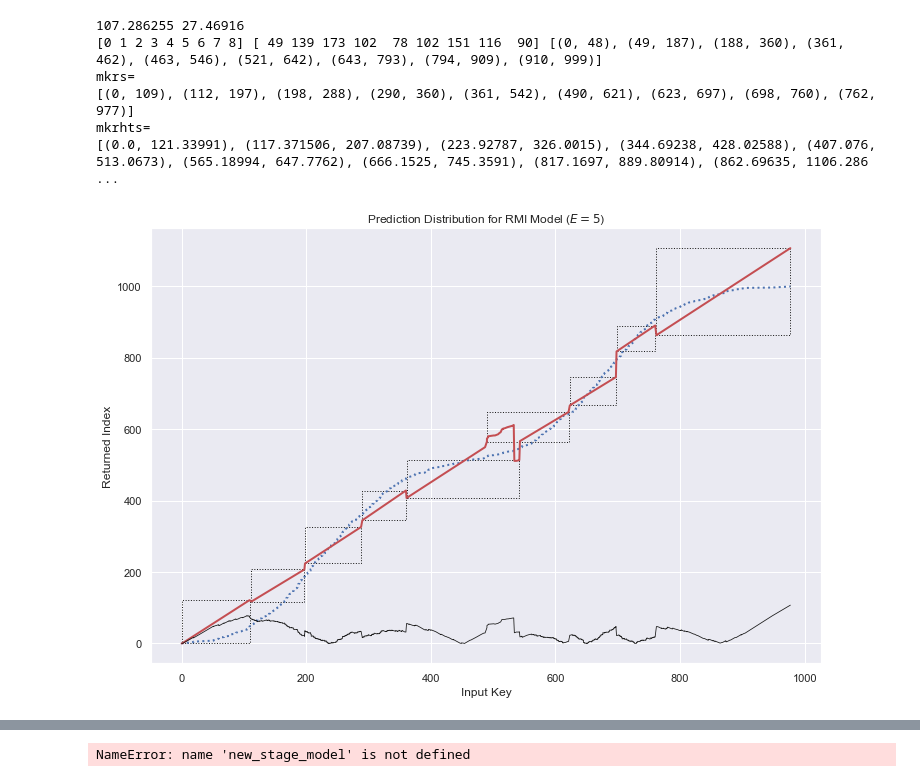
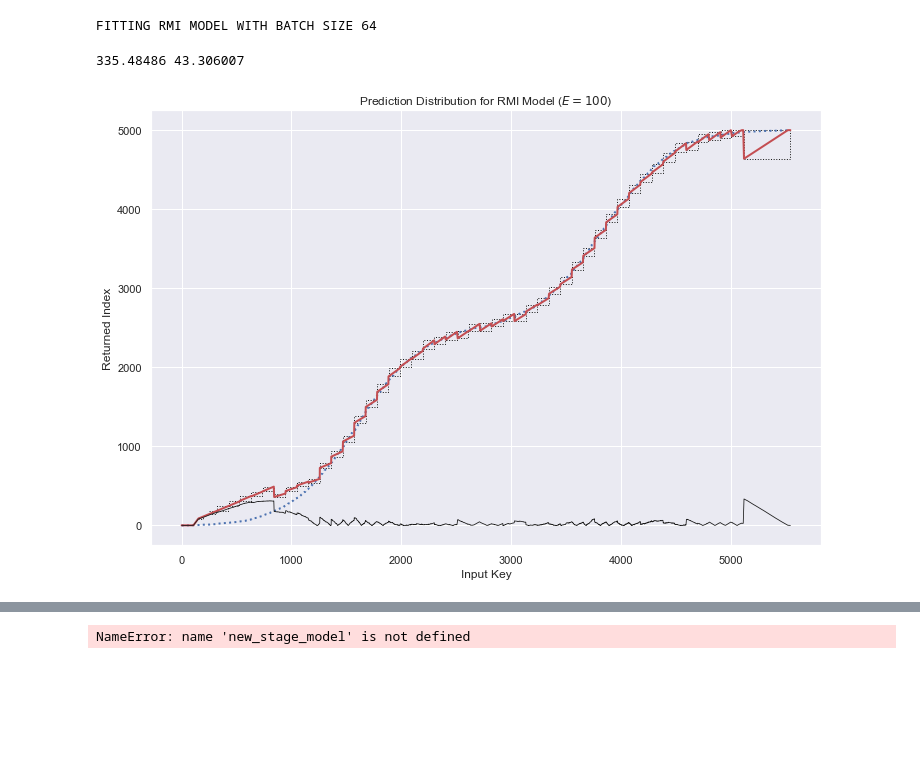
Before and after one commit to dsillman2000/CS490LDA-Project1, a Jupyter notebook: moremodeltesting.ipynb, the cells around one changed output, grey strips where cells are left out. Drawn from its saved outputs; the diff is of its cells as text; code cells hidden in the pictures; blank space fills up the shorter version.

```diff
--- a/moremodeltesting.ipynb
+++ b/moremodeltesting.ipynb
@@ -9,7 +9,7 @@ import random
 import os
 sns.set()
 # %%
-L = 1000
+L = 5000
 test = SortedList.fromlist(np.abs(np.random.normal(np.sqrt(10)*L, 0.1*L, size=L) + 0.45*L*np.random.randint(2,size=L)).astype(int))
 print(test[:20])
 # %% [output]
@@ -23,7 +23,7 @@ testy = np.array(list(testy), dtype=np.float64).reshape(-1,1,1)
 plt.hist(testx.flatten(), bins=30)
 plt.show()
 print(testx[:5],testy[:5])
-dataset = tf.data.Dataset.from_tensor_slices((testx, testy))
-dataset = dataset.shuffle(L)
-dataset, len(dataset)
+dataset = np.array([testx.flatten(), testy.flatten()]).reshape(2,-1,1)
+with open("bimodal6m.data", "wb") as f:
+    pickle.dump(dataset, f)
 # %% [output]
@@ -53,63 +51,51 @@ def listRightIndex(alist, value):
     return len(alist) - alist[-1::-1].index(value) -1
 
 from matplotlib.patches import Rectangle
-n_epochs=5
-adam = keras.optimizers.Adam()
+n_epochs=100
+adam = keras.optimizers.Adam(learning_rate=1e-3)
+sgd = keras.optimizers.SGD(learning_rate=1.0, nesterov=False)
 mae, aae = MaxAbsoluteError(), keras.metrics.MeanAbsoluteError()
-model = build_fit_rmi_model(dataset, stages=(1,3,9,27), n_layers=0, n_neurons=32, n_epochs=n_epochs, initializer='identity', verbose=False, optimizer=adam, loss='mse', metrics=[mae, aae])
-preds, lf = predict_rmi_model(model, testx, with_leaf=True)
+model = build_fit_rmi_model(dataset, stages=(1,50), n_layers=0, n_neurons=32,
+                            n_epochs=n_epochs, initializer='identity', verbose=False,
+                            optimizer=adam, loss='mse', metrics=[mae, aae])
+preds, lf = predict_rmi_model(model, dataset, with_leaf=True)
 mae = MaxAbsoluteError()
 mae.update_state(testy.flatten().astype('float32'), preds.flatten().astype('float32'))
 mae = mae.result().numpy()
 aae = keras.metrics.MeanAbsoluteError()
 aae.update_state(testy.flatten().astype('float32'), preds.flatten().astype('float32'))
 aae = aae.result().numpy()
 print(mae, aae)
 lfo = list(lf.copy())
 lf, lfcounts = np.unique(lf, return_counts=True)
 lfidxs = [(lfo.index(i), listRightIndex(lfo, i)) for i in lf]
-print(lf, lfcounts, lfidxs)
 mkrs = []
 mkrhts = []
 for i in range(len(lfidxs)):
     mkrs.append((int(testx.flatten()[lfidxs[i][0]]),int(testx.flatten()[lfidxs[i][1]])))
     mkrhts.append((preds[lfidxs[i][0]],preds[lfidxs[i][1]]))
-print(f"mkrs=\n{mkrs}")
-print(f"mkrhts=\n{mkrhts}")
 fig, ax = plt.subplots()
 seps = np.linspace(0, len(testx), 50)
 ax.set_ylabel("Placement of Index")
 gtruth = testx.flatten()
 gtruth -= min(gtruth)
 gtruth /= max(gtruth)
 gtruth *= len(gtruth)
+root = new_stage_model()
 ax.plot(testx.flatten(), testy.flatten(), linestyle='dotted', lw=2)
 ax.plot(testx.flatten(), preds, lw=2, c='r')
 ax.plot(testx.flatten(), abs(testy.reshape(-1)-preds.reshape(-1)), lw=0.8, c='k')
 ax.set_title(f"Prediction Distribution for RMI Model ($E={n_epochs}$)")
 ax.set_xlabel("Input Key")
 ax.set_ylabel("Returned Index")
 for m in range(len(mkrs)):
     ax.add_patch(Rectangle((mkrs[m][0], mkrhts[m][0]), mkrs[m][1]-mkrs[m][0], mkrhts[m][1] - mkrhts[m][0], facecolor='none', edgecolor='k', linestyle='dotted'))
 fig.set_size_inches((12,8))
-# A : (S,L,E) = ([1,3], 0, 5) 87, 40
-# B : (S,L,E) = ([1,3], 0, 30) 99, 39
-# C : (S,L,E) = ([1,3], 2, 5) 90, 39
-# D : (S,L,E) = ([1,3], 2, 30) 89, 42
-# E : (S,L,E) = ([1,3,9], 0, 5) 112, 23
-# F : (S,L,E) = ([1,3,9], 0, 30) 112, 16
-# G : (S,L,E) = ([1,3,9], 2, 5) 114,17
-# H : (S,L,E) = ([1,3,9], 2, 30) 112, 16
-plt.savefig("modeling_imgs/BiModalDatasetI.png")
 plt.show()
 # %% [output]
-107.286255 27.46916
-[0 1 2 3 4 5 6 7 8] [ 49 139 173 102  78 102 151 116  90] [(0, 48), (49, 187), (188, 360), (361, 462), (463, 546), (521, 642), (643, 793), (794, 909), (910, 999)]
-mkrs=
-[(0, 109), (112, 197), (198, 288), (290, 360), (361, 542), (490, 621), (623, 697), (698, 760), (762, 977)]
-mkrhts=
-[(0.0, 121.33991), (117.371506, 207.08739), (223.92787, 326.0015), (344.69238, 428.02588), (407.076, 513.0673), (565.18994, 647.7762), (666.1525, 745.3591), (817.1697, 889.80914), (862.69635, 1106.286 ...
+FITTING RMI MODEL WITH BATCH SIZE 64
+335.48486 43.306007
-[figure, old version]
+[figure, new version]
 # %%
 cumloss = []
 max_epoch = 50
```
Also changed, not shown: parts of 4 cells of this notebook, 18 other files.
